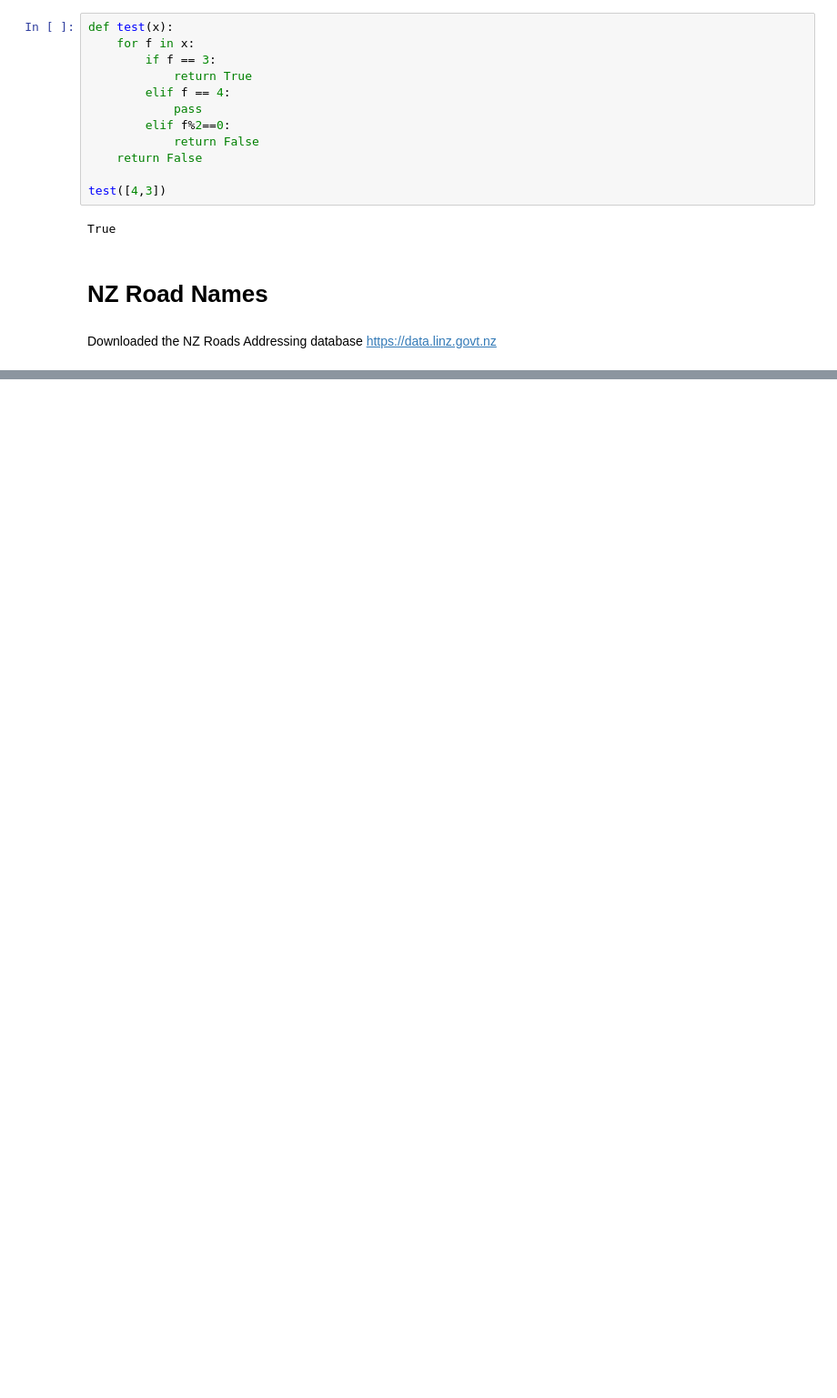
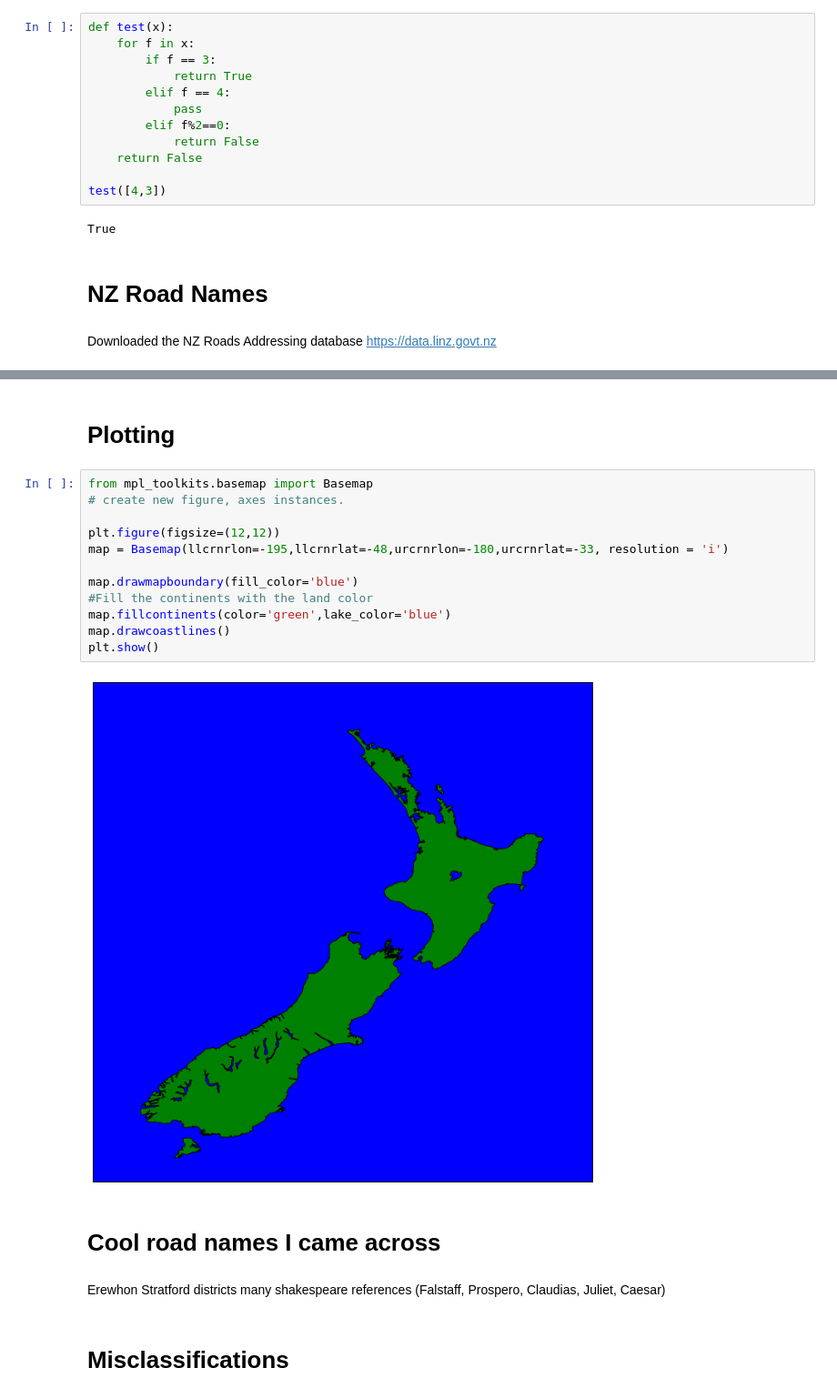
Before and after one commit to reed-roberts/nz-streetnames, a Jupyter notebook: notebooks/maori-word-classifier.ipynb, the cells around one changed output, grey strips where cells are left out. Shown: that part at 91% size. Saved outputs shown, nothing was run; the diff lists cells and outputs as text; blank space fills up the shorter version.

Commit message:
minor fixes to classification + district breakdown + plots

```diff
--- a/notebooks/maori-word-classifier.ipynb
+++ b/notebooks/maori-word-classifier.ipynb
@@ -327,0 +392,23 @@ print maori_roads
+# %% [markdown]
+# Plotting
+# %%
+from mpl_toolkits.basemap import Basemap
+# create new figure, axes instances.
+
+plt.figure(figsize=(12,12))
+map = Basemap(llcrnrlon=-195,llcrnrlat=-48,urcrnrlon=-180,urcrnrlat=-33, resolution = 'i')
+
+map.drawmapboundary(fill_color='blue')
+#Fill the continents with the land color
+map.fillcontinents(color='green',lake_color='blue')
+map.drawcoastlines()
+plt.show()
+# %% [output]
+[figure, added]
+# %% [markdown]
+# Cool road names I came across
+# %% [markdown]
+Erewhon
+Stratford districts many shakespeare references (Falstaff, Prospero, Claudias, Juliet, Caesar)
+# %% [markdown]
+# Misclassifications
```
Also changed, not shown: parts of 16 cells of this notebook.
